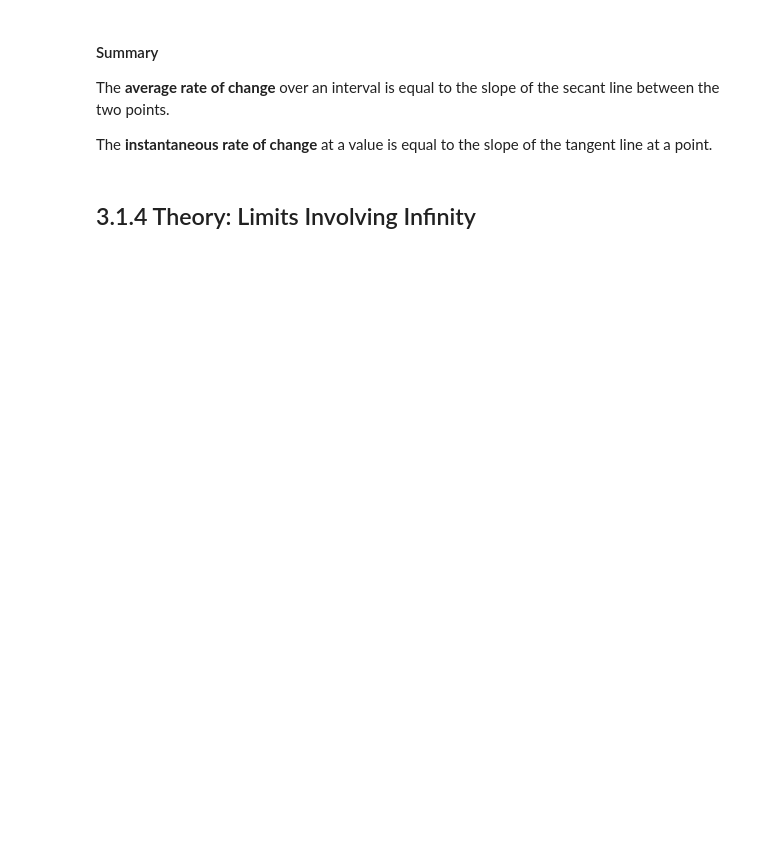
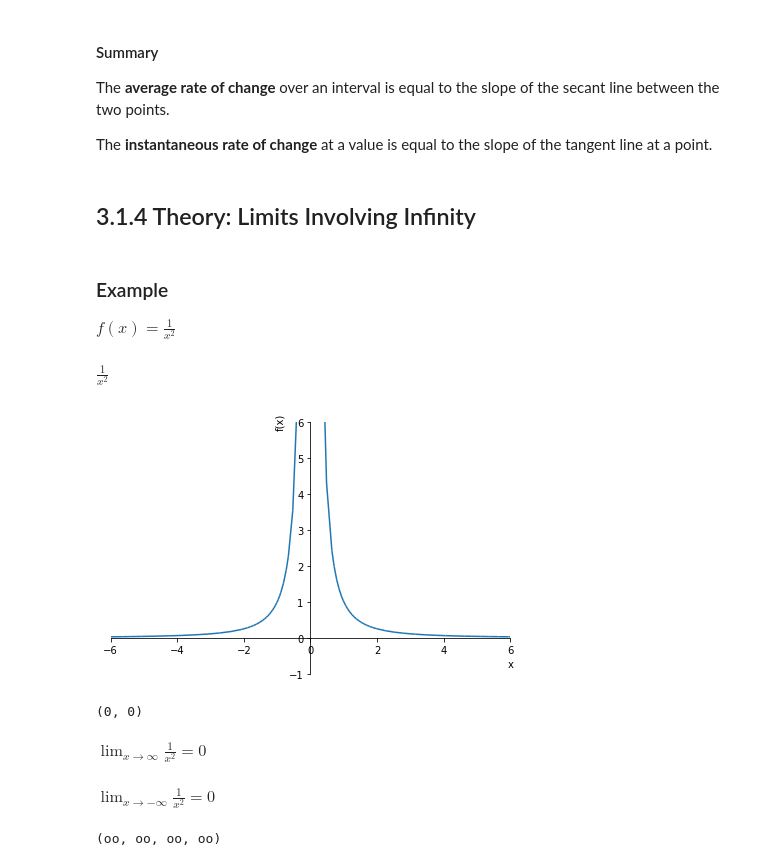
Before and after one commit to PaulToronto/Johns-Hopkins-Coursera-Applied-Calculus-With-Python, a Jupyter notebook: 3_1_Limits_and_Rates_of_Change.ipynb, the cells around one changed output. Drawn from its saved outputs; the diff is of its cells as text; code cells hidden in the pictures; blank space fills up the shorter version.

```diff
--- a/3_1_Limits_and_Rates_of_Change.ipynb
+++ b/3_1_Limits_and_Rates_of_Change.ipynb
@@ -370,3 +370,38 @@ The **average rate of change** over an interval is equal to the slope of the sec
 The **instantaneous rate of change** at a value is equal to the slope of the tangent line at a point.
 # %% [markdown]
 ## 3.1.4 Theory: Limits Involving Infinity
+# %% [markdown]
+### Example
+
+$f(x) = \frac{1}{x^{2}}$
+# %%
+x = sym.symbols('x')
+f = 1 / x**2
+f
+# %% [output]
+$\displaystyle \frac{1}{x^{2}}$
+# %%
+sym.plot(f, xlim=[-6, 6], ylim=[-1, 6]);
+# %% [output]
+[figure, added]
+# %%
+# dir='+' is the default
+(f.limit(x, sym.oo),
+ f.limit(x, -sym.oo))
+# %% [output]
+(0, 0)
+# %% [markdown]
+$
+\lim_{x \to \infty} \frac{1}{x^{2}} = 0
+$
+# %% [markdown]
+$
+\lim_{x \to -\infty} \frac{1}{x^{2}} = 0
+$
+# %%
+(f.limit(x, 0, dir='-'),
+ f.limit(x, 0, dir='+'),
+ f.limit(x, 0, dir='-'),
+ f.limit(x, 0, dir='+'))
+# %% [output]
+(oo, oo, oo, oo)
```
Also changed, not shown: parts of 78 cells of this notebook.
